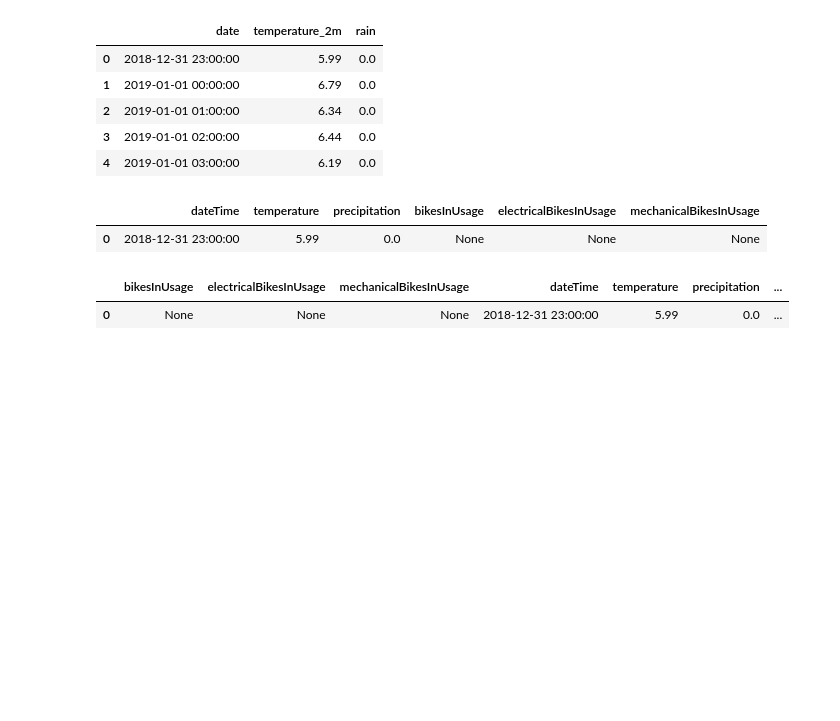
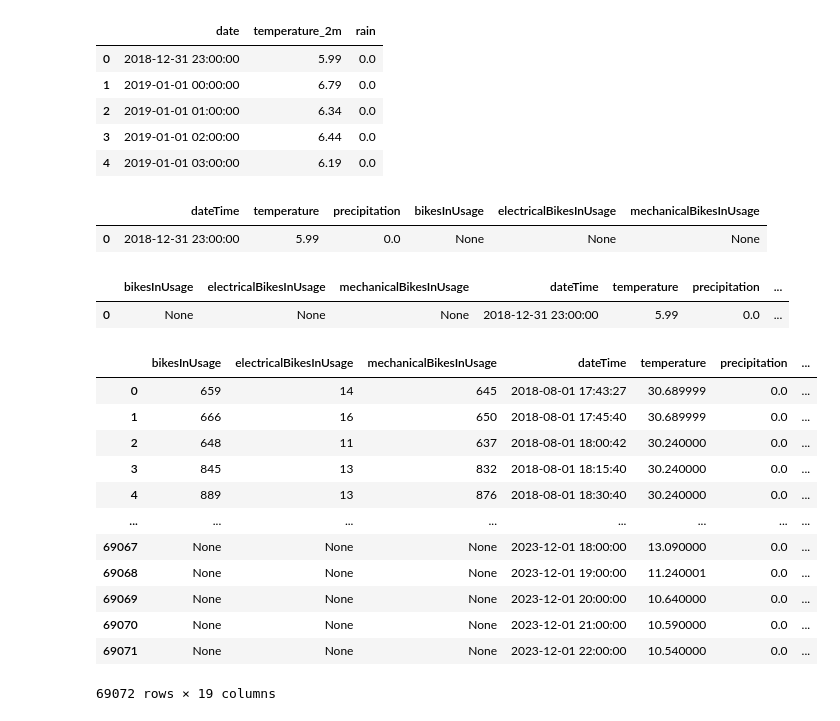
Before and after one commit to edwardrodgermartinez/Final-Project-Predictive-Modelling-for-Bicing-Use, a Jupyter notebook: cleaning_exploration_transformation_FINAL.ipynb, the cells around one changed output. Saved outputs shown, nothing was run; the diff lists cells and outputs as text; code cells hidden in the pictures; blank space fills up the shorter version.

```diff
--- a/cleaning_exploration_transformation_FINAL.ipynb
+++ b/cleaning_exploration_transformation_FINAL.ipynb
@@ -219,7 +219,7 @@ df['avg_bike_use'] = df.groupby('date')['bikesInUsage'].transform('mean')
 # %%
 df['rain_bool'] = df.groupby('date')['precipitation'].transform(lambda x: (x > 0).any())
 # %%
-pd.set_option('display.max_rows', None)
+pd.set_option('display.max_rows', 10)
 pd.set_option('display.max_columns', None)
 # %%
 columns_to_convert = ['is_weekend_or_bank_holiday', 'is_eve_of_weekend_or_bank_holiday', 'rain_bool']
@@ -541,5 +541,21 @@ Z = hourly_future_weather_df[["temperature", "precipitation", "is_weekend_or_ban
 hourly_future_weather_df['y_pred'] = bicing_RFR.predict(Z)
 # %%
 final_model_df = pd.concat([df_model, hourly_future_weather_df], ignore_index=True)
+# %%
+final_model_df
+# %% [output]
+|  | bikesInUsage | electricalBikesInUsage | mechanicalBikesInUsage | dateTime | temperature | precipitation | ... |
+| 0 | 659 | 14 | 645 | 2018-08-01 17:43:27 | 30.689999 | 0.0 | ... |
+| 1 | 666 | 16 | 650 | 2018-08-01 17:45:40 | 30.689999 | 0.0 | ... |
+| 2 | 648 | 11 | 637 | 2018-08-01 18:00:42 | 30.240000 | 0.0 | ... |
+| 3 | 845 | 13 | 832 | 2018-08-01 18:15:40 | 30.240000 | 0.0 | ... |
+| 4 | 889 | 13 | 876 | 2018-08-01 18:30:40 | 30.240000 | 0.0 | ... |
+| ... | ... | ... | ... | ... | ... | ... | ... |
+| 69067 | None | None | None | 2023-12-01 18:00:00 | 13.090000 | 0.0 | ... |
+| 69068 | None | None | None | 2023-12-01 19:00:00 | 11.240001 | 0.0 | ... |
+| 69069 | None | None | None | 2023-12-01 20:00:00 | 10.640000 | 0.0 | ... |
+| 69070 | None | None | None | 2023-12-01 21:00:00 | 10.590000 | 0.0 | ... |
+| 69071 | None | None | None | 2023-12-01 22:00:00 | 10.540000 | 0.0 | ... |
+69072 rows × 19 columns
 # %%
 final_model_df.to_csv("data/final_model.csv")
```
Also changed, not shown: parts of 4 cells of this notebook, 39 other files.
